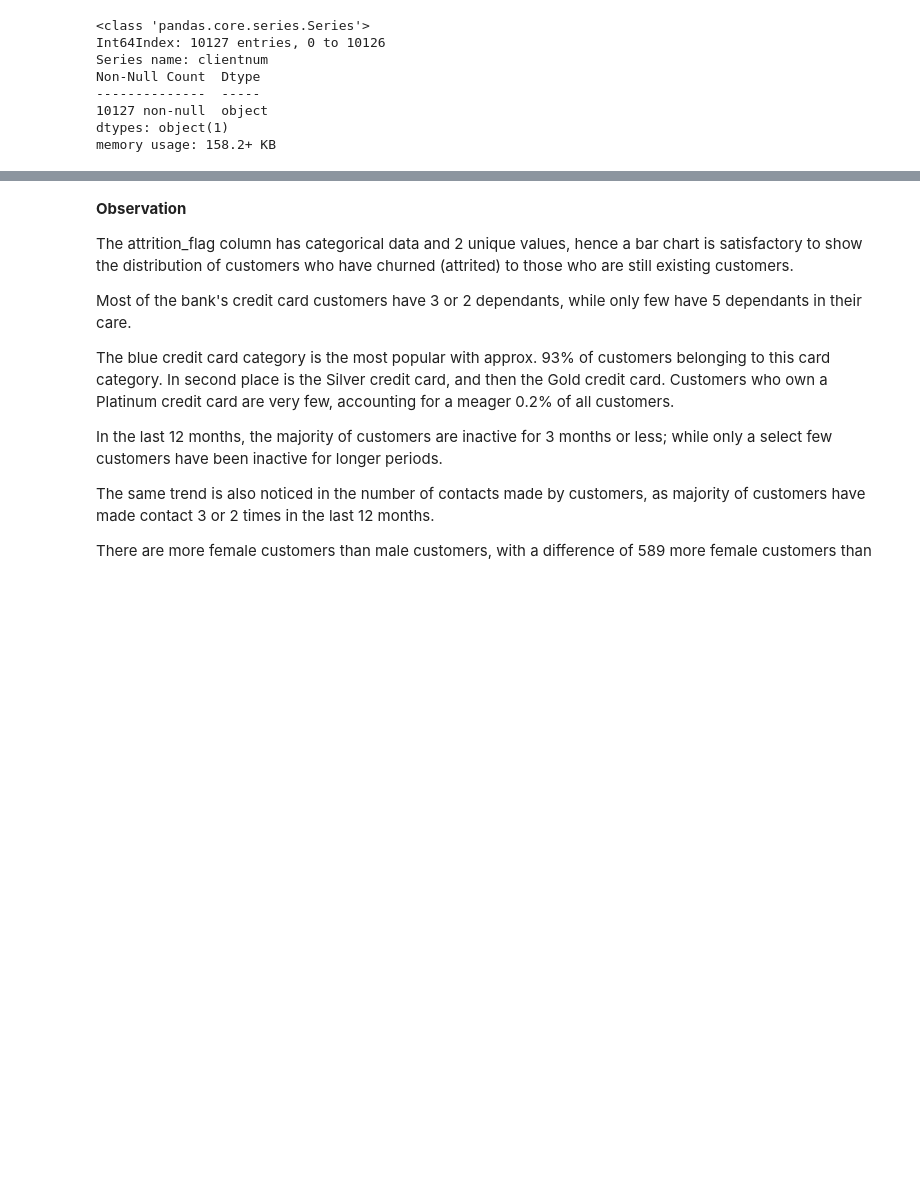
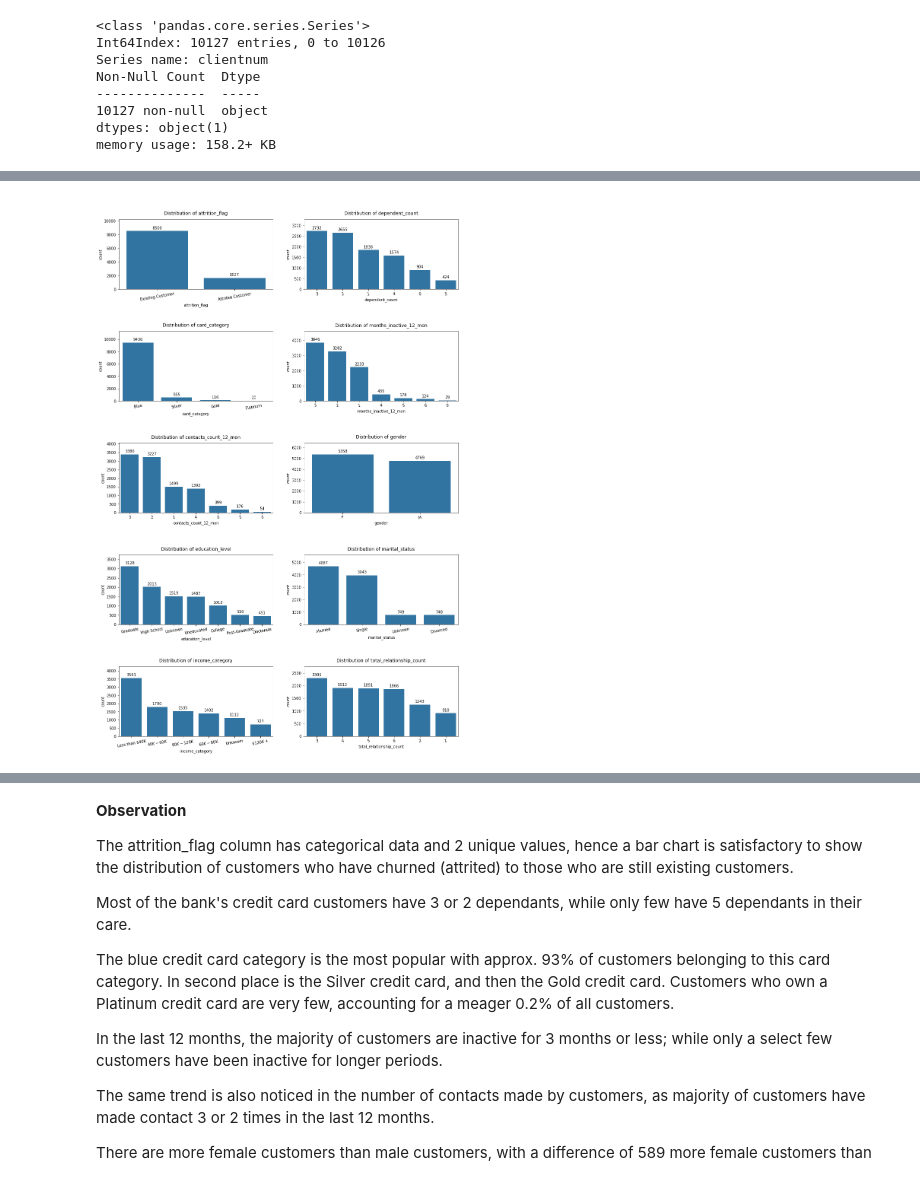
Before and after one commit to nsikan-udoma/customer_churn_analysis-SQL-Python-Tableau, a Jupyter notebook: Supporting Files/notebook.ipynb, the cells around one changed output, grey strips where cells are left out. Saved outputs shown, nothing was run; the diff lists cells and outputs as text; code cells hidden in the pictures; blank space fills up the shorter version.

```diff
--- a/Supporting Files/notebook.ipynb
+++ b/Supporting Files/notebook.ipynb
@@ -975,0 +1078,94 @@ ________________________________________________________________________________
+# %%
+# Creating an empty list that will be used to store columns with non unique values,
+# distribution in these columns will be explained using histogram plots and descriptive stats
+column_list = []
+
+# Create two empty lists, one to store names of variables with unique vals < 10, and the other for variables with non-unique vals
+unique_val_vars = []
+non_unique_vars = []
+
+# Iterate through the names of columns/variables in bank_churners_df, and add variables to the appropriate list
+# depending on whether the are categorical or numerical
+for column_name in df.columns:
+    unique_vals = df[column_name].value_counts().sort_values(ascending=False).index
+    unique_count = len(unique_vals)
+
+    if unique_count < 10:
+        unique_val_vars.append(column_name)
+    else:
+        non_unique_vars.append(column_name)
+
+# Set the figure size
+fig, axs = plt.subplots(nrows=5, ncols=2, figsize=(16, 25))
+
+# Reshape the axs array into a one-dimensional array by flattening its elements
+axs = axs.flatten()
+
+# Set the color of the bars to default blue color
+plot_color = sns.color_palette()[0]
+
+# Iterate through the list of variables with unique vals < 10 and count plots of data in each variable
+for i, var in enumerate(unique_val_vars):
+    # Sort the bars in the count plot in descending order using the sorted unique values in the variable
+    sorted_order = df[var].value_counts().sort_values(ascending=False).index
+    # Create the plot using seaborn's countplot and pass the sorted values in the order parameter,use preset color palette
+    plot = sns.countplot(x=var, data=df, ax=axs[i], order=sorted_order, color=plot_color)
+    # Rotate the x-axis tick labels to make then readable
+    axs[i].set_xticklabels(axs[i].get_xticklabels(), rotation=10)
+    # Set the plot title
+    axs[i].set_title(f"\n\nDistribution of {var}\n", y=0.95)
+
+    # Add bar labels containing the count
+    for p in plot.patches:
+        plot.annotate(f'{p.get_height():.0f}', (p.get_x() + p.get_width() / 2., p.get_height()), ha='center', va='baseline', fontsize=10, color='black', xytext=(0, 5), textcoords='offset points')
+
+    # Set the top margin to  to 110% of the highest bar's count (i.e 1.1 times the maximum count)
+    axs[i].set_ylim(0, max(df[var].value_counts()) * 1.2)
+
+
+# Adjust the figure's subplot positions and margins, and then display the figure
+plt.subplots_adjust(hspace=0.6)
+plt.tight_layout
+plt.show();
+
+
+
+# Now let's do the same for the variables with non-unique values
+# First, calculate the number of rows and columns needed for the subplots
+num_rows = (len(non_unique_vars) - 1) // 2 + 1
+num_cols = 2
+
+# Set the figure size
+fig, axs = plt.subplots(nrows=num_rows, ncols=num_cols, figsize=(13, 5 * num_rows))
+
+# Reshape the axs array into a one-dimensional array by flattening its elements
+axs = axs.flatten()
+
+# Filter out the 'clientnum' variable from the non_unique_vars list
+filtered_non_unique_vars = [var for var in non_unique_vars if var != 'clientnum']
+
+# New loop for filtered_non_unique_vars
+for i, var in enumerate(filtered_non_unique_vars):
+    # add to list that would be explained also using descriptive stats
+    column_list.append(var)
+
+    # Plot the distribution histograms using the corresponding axes
+    sns.histplot(x=var, data=df, color=plot_color, kde=True, ax=axs[i])
+    # Set the plot title
+    axs[i].set_title(f'\n\n \nDistribution of {var}\n')
+
+
+# Adjust the figure's subplot positions and margins, delete empty plots in the figure, and then display the figure
+plt.subplots_adjust(hspace=0.4, wspace=0.4)
+plt.tight_layout()
+fig.delaxes(axs[10])
+fig.delaxes(axs[11])
+plt.show();
+
+# Leave space between last histogram plot and the descriptive stats table
+print("\n")
+
+# Finally, use descriptive statistics to show how values are distributed in numerical columns
+df[column_list].describe()
+# %% [output]
+[figure, added]
```
Also changed, not shown: parts of 18 cells of this notebook.
